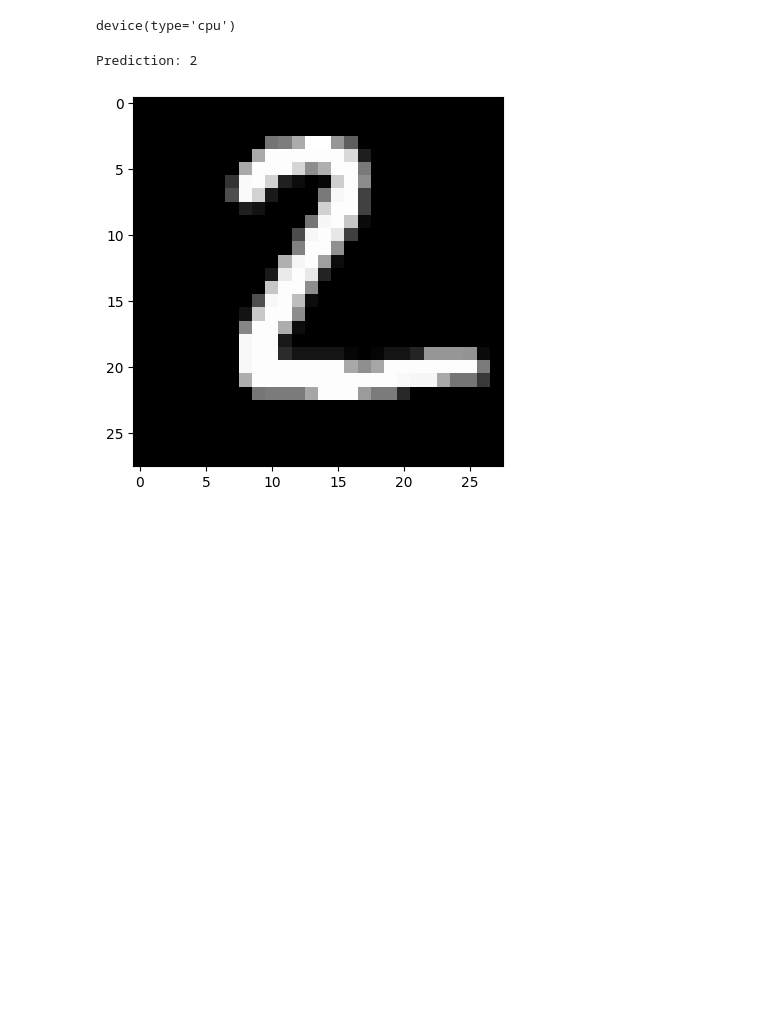
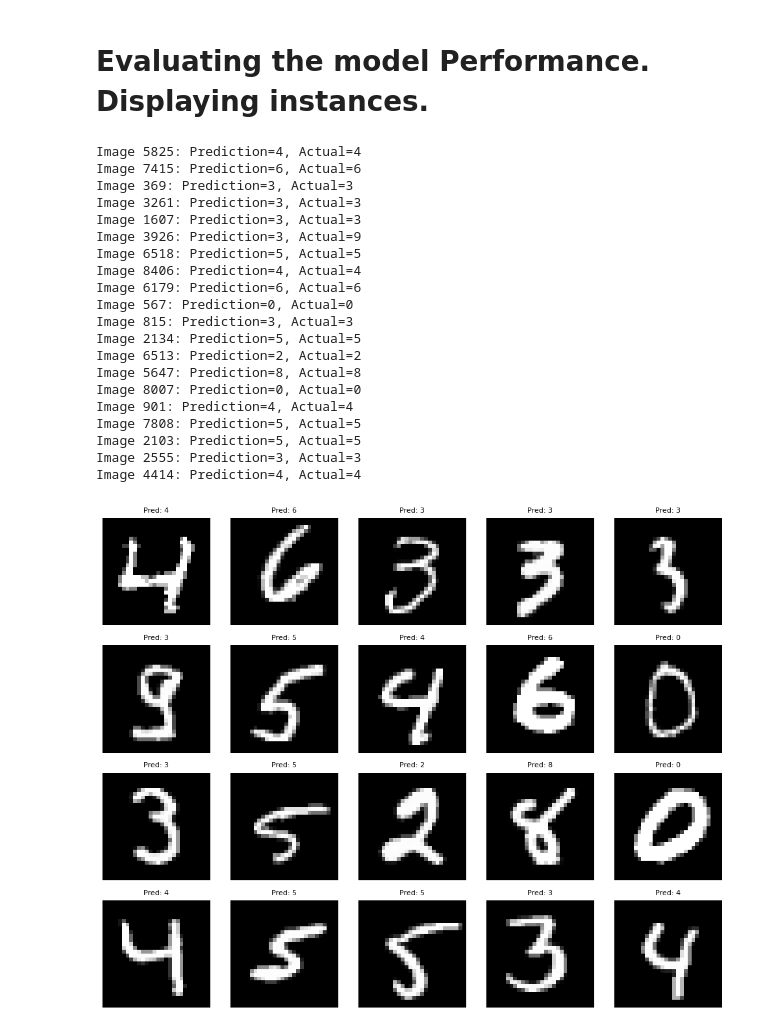
Before and after one commit to smartestnerdfromtown/handwrt_dgt_rcgn_pytorch, a Jupyter notebook: main.ipynb, the cells around one changed output. Cells and saved outputs as stored; diff of their text form; code cells hidden in the pictures; blank space fills up the shorter version.

Commit message:
Model Evaluation. Warnings.

```diff
--- a/main.ipynb
+++ b/main.ipynb
@@ -131,29 +129,70 @@ Test set: Average Loss: 0.0149, Accuracy: 0.9738 (97%)
-# %%
-device
-# %% [output]
-device(type='cpu')
+# %% [markdown]
+# Evaluating the model Performance. Displaying instances.
 # %%
+import random as rn
 import matplotlib.pyplot as plt
+import math
 
 model.eval()
 
-data, target = test_data[1]
 
-data = data.unsqueeze(0).to(device)
+def test_it(num_of_images: int) -> None:
+    """Test the model on a random set of images and display predictions in a grid."""
+    indices = [rn.randint(0, len(test_data) - 1) for _ in range(num_of_images)]
 
-output = model(data)
+    images_per_row = 5  # Number of images in each row
+    num_rows = math.ceil(num_of_images / images_per_row)  # Calculate required rows
 
-prediction = output.argmax(dim=1, keepdim=True).item()
+    fig, axes = plt.subplots(num_rows, images_per_row, figsize=(images_per_row * 2, num_rows * 2))
 
-print(f'Prediction: {prediction}')
+    # Flatten axes array if there's more than one row
+    axes = axes.flatten() if num_rows > 1 else [axes]
 
-image = data.squeeze(0).squeeze(0).cpu().numpy()
+    for i, idx in enumerate(indices):
+        data, target = test_data[idx]
+        data = data.unsqueeze(0).to(device)
 
-plt.imshow(image, cmap='gray')
-plt.show()
+        output = model(data)
+        prediction = output.argmax(dim=1).item()
+
+        print(f'Image {idx}: Prediction={prediction}, Actual={target}')
+
+        image = data.squeeze().cpu().numpy()
+
+        axes[i].imshow(image, cmap='gray')
+        axes[i].set_title(f'Pred: {prediction}', fontsize=8)
+        axes[i].axis('off')
+
+    # Hide any unused subplots (if total images aren't exactly a multiple of images_per_row)
+    for j in range(i + 1, len(axes)):
+        axes[j].axis('off')
+
+    plt.tight_layout()
+    plt.show()
-# %% [output]
-Prediction: 2
-[figure, removed]
+# %%
+test_it(20)
+# %% [output]
+Image 5825: Prediction=4, Actual=4
+Image 7415: Prediction=6, Actual=6
+Image 369: Prediction=3, Actual=3
+Image 3261: Prediction=3, Actual=3
+Image 1607: Prediction=3, Actual=3
+Image 3926: Prediction=3, Actual=9
+Image 6518: Prediction=5, Actual=5
+Image 8406: Prediction=4, Actual=4
+Image 6179: Prediction=6, Actual=6
+Image 567: Prediction=0, Actual=0
+Image 815: Prediction=3, Actual=3
+Image 2134: Prediction=5, Actual=5
+Image 6513: Prediction=2, Actual=2
+Image 5647: Prediction=8, Actual=8
+Image 8007: Prediction=0, Actual=0
+Image 901: Prediction=4, Actual=4
+Image 7808: Prediction=5, Actual=5
+Image 2103: Prediction=5, Actual=5
+Image 2555: Prediction=3, Actual=3
+Image 4414: Prediction=4, Actual=4
+[figure, added]
 # %% [markdown]
 # Resources
 
```
Also changed, not shown: parts of 14 cells of this notebook.
